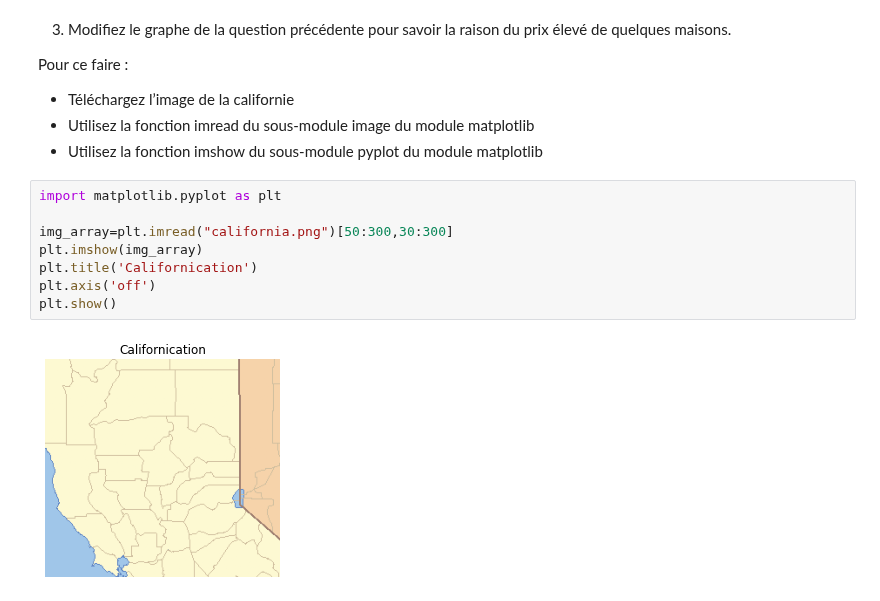
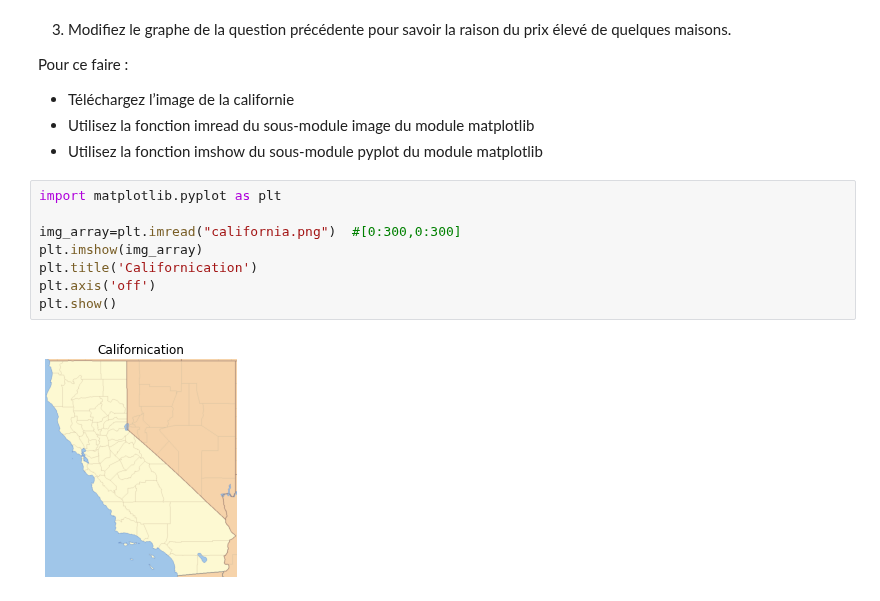
Before and after one commit to IA-Brest/CahierApprentissage, a Jupyter notebook: Python/TP_Arbre/Arbres_decisionnels.ipynb, the cells around one changed output. Saved outputs shown, nothing was run; the diff lists cells and outputs as text.

```diff
--- a/Python/TP_Arbre/Arbres_decisionnels.ipynb
+++ b/Python/TP_Arbre/Arbres_decisionnels.ipynb
@@ -185,10 +189,10 @@ Pour ce faire :
 # %%
 import matplotlib.pyplot as plt
 
-img_array=plt.imread("california.png")[50:300,30:300]
+img_array=plt.imread("california.png")  #[0:300,0:300]
 plt.imshow(img_array)
 plt.title('Californication')
 plt.axis('off')
 plt.show()
 # %% [output]
-[figure, old version]
+[figure, new version]
```
Also changed, not shown: parts of 41 cells of this notebook, 3 other files.
